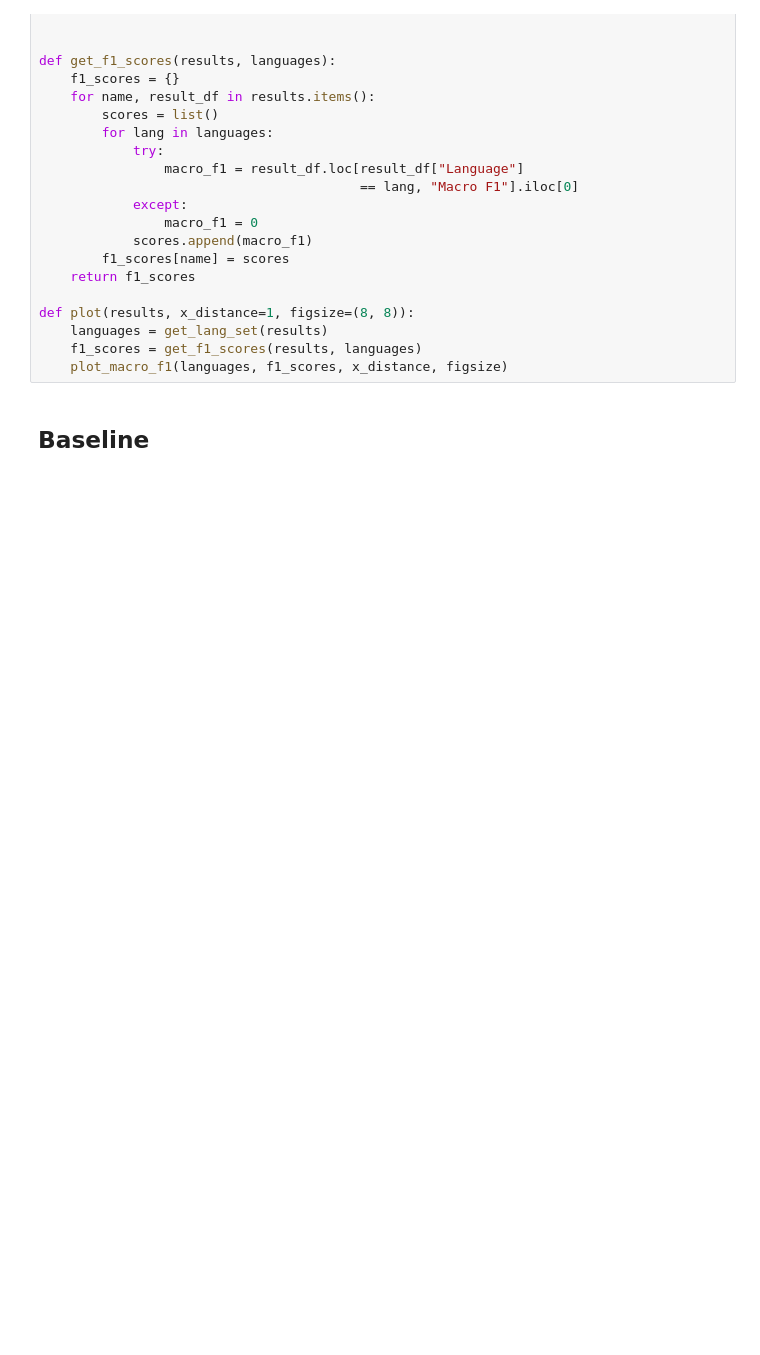
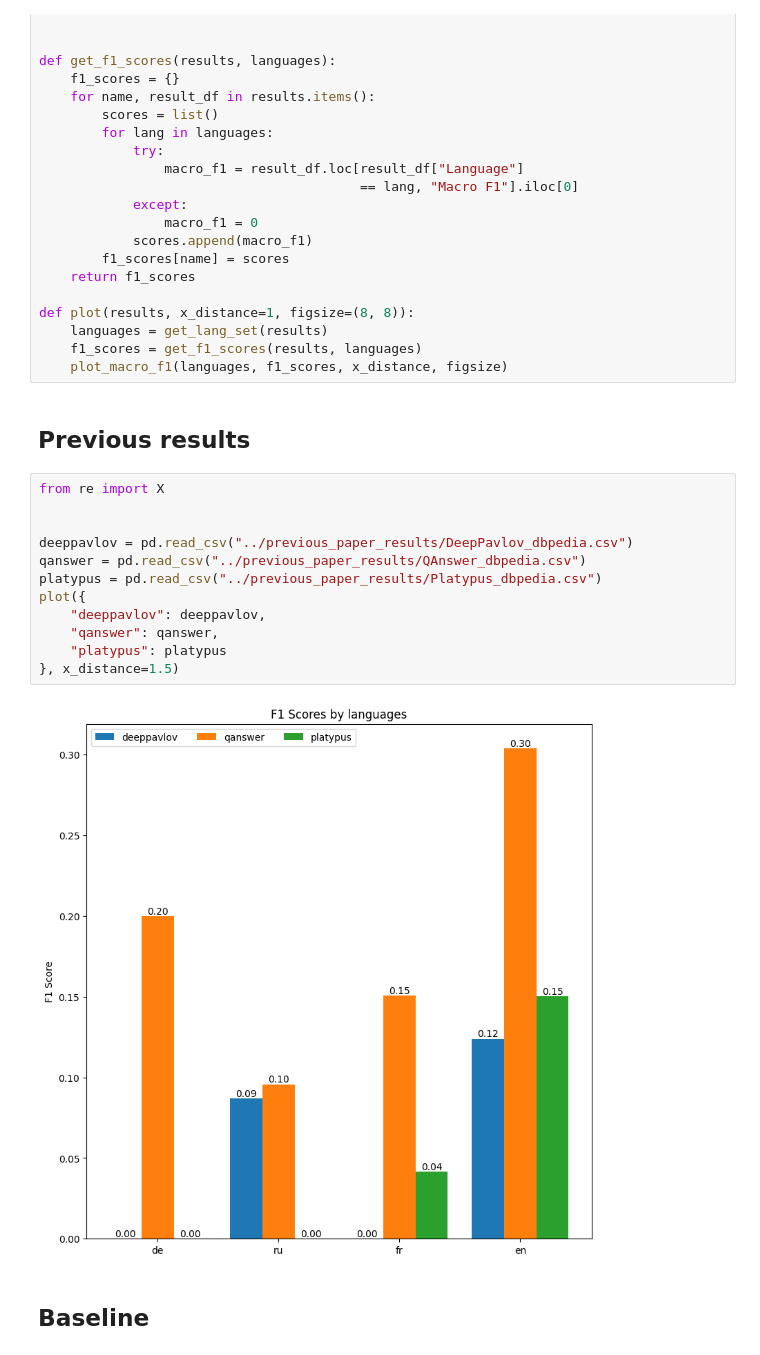
Before and after one commit to dice-group/MST5, a Jupyter notebook: notebooks/eval_results_dbpedia.ipynb, the cells around one changed output. Saved outputs shown, nothing was run; the diff lists cells and outputs as text; blank space fills up the shorter version.

Commit message:
update results

```diff
--- a/notebooks/eval_results_dbpedia.ipynb
+++ b/notebooks/eval_results_dbpedia.ipynb
@@ -50,6 +50,22 @@ def plot(results, x_distance=1, figsize=(8, 8)):
     languages = get_lang_set(results)
     f1_scores = get_f1_scores(results, languages)
     plot_macro_f1(languages, f1_scores, x_distance, figsize)
+# %% [markdown]
+## Previous results
+# %%
+from re import X
+
+
+deeppavlov = pd.read_csv("../previous_paper_results/DeepPavlov_dbpedia.csv")
+qanswer = pd.read_csv("../previous_paper_results/QAnswer_dbpedia.csv")
+platypus = pd.read_csv("../previous_paper_results/Platypus_dbpedia.csv")
+plot({
+    "deeppavlov": deeppavlov,
+    "qanswer": qanswer,
+    "platypus": platypus
+}, x_distance=1.5)
+# %% [output]
+[figure, added]
 # %% [markdown]
 ## Baseline
 # %% [markdown]
```
Also changed, not shown: parts of 7 cells of this notebook.
